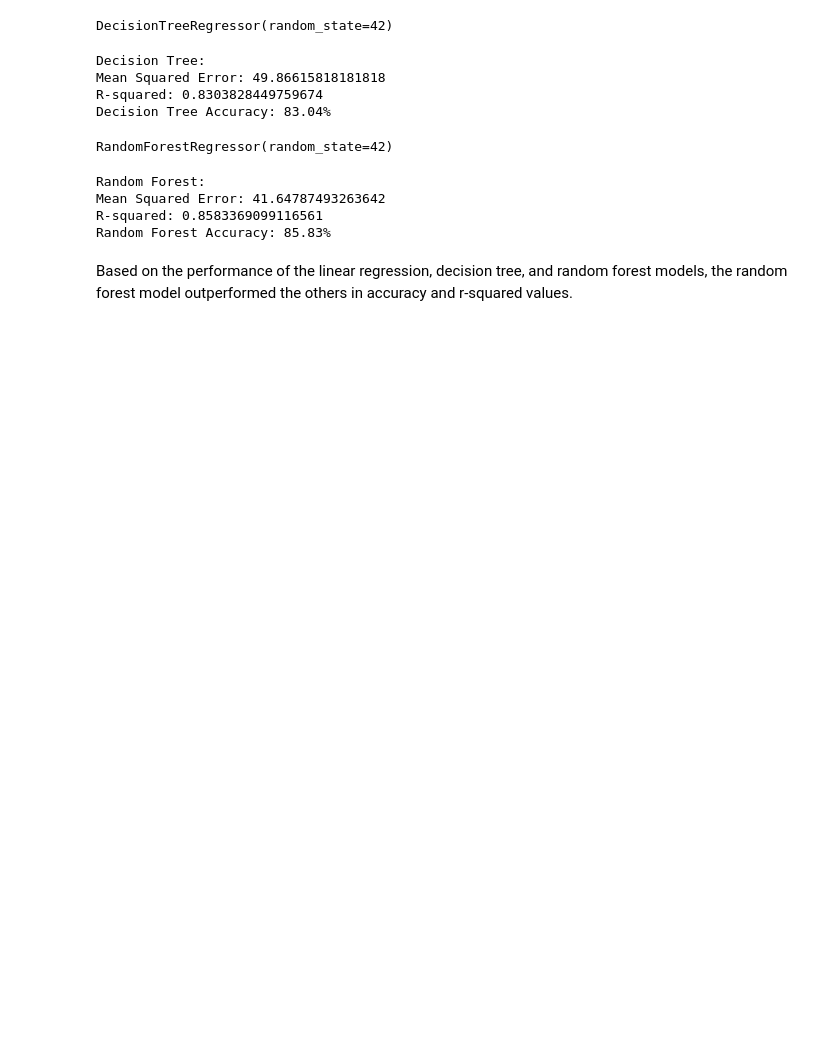
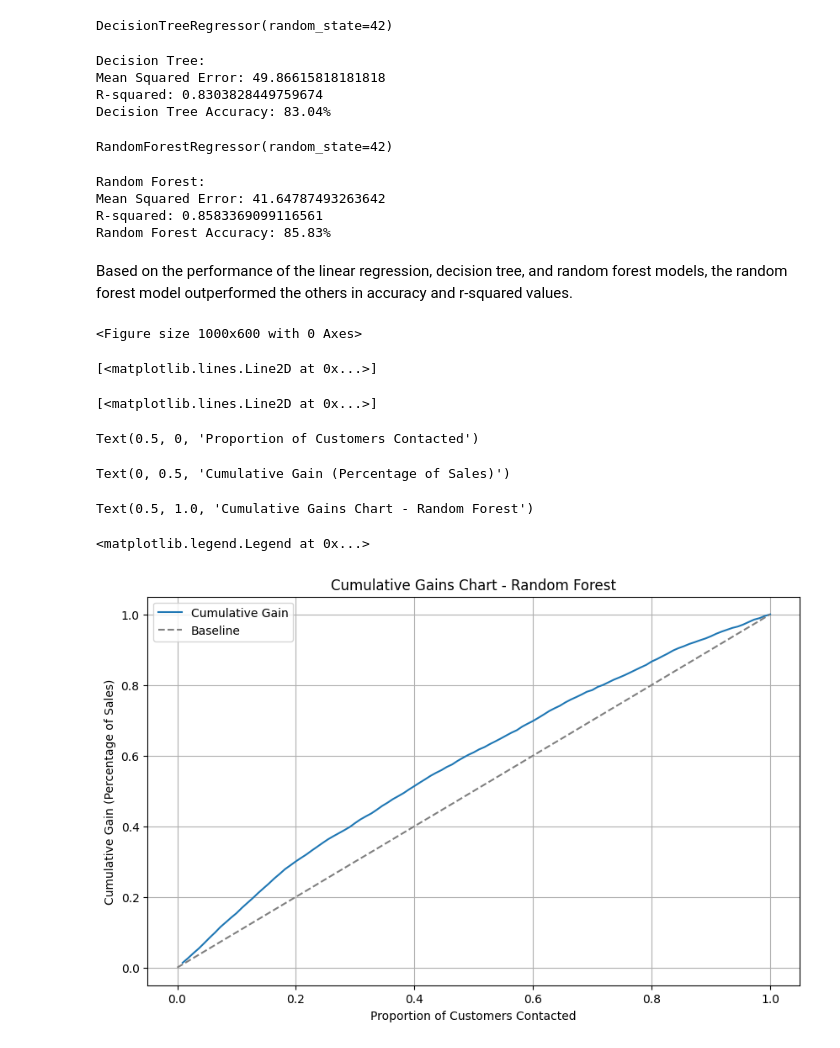
Before and after one commit to gerardcf1/ADS-505, a Jupyter notebook: FinalProject.ipynb, the cells around one changed output. Drawn from its saved outputs; the diff is of its cells as text; code cells hidden in the pictures; blank space fills up the shorter version.

```diff
--- a/FinalProject.ipynb
+++ b/FinalProject.ipynb
@@ -216,3 +218,33 @@ R-squared: 0.8583369099116561
 Random Forest Accuracy: 85.83%
 # %% [markdown]
 Based on the performance of the linear regression, decision tree, and random forest models, the random forest model outperformed the others in accuracy and r-squared values.
+# %%
+sorted_indices = np.argsort(rf_y_pred)[::-1]
+sorted_y_test = np.array(y_test)[sorted_indices]
+sorted_rf_y_pred = rf_y_pred[sorted_indices]
+
+cumulative_sales = np.cumsum(sorted_y_test)
+total_sales = cumulative_sales[-1]
+
+proportion_of_customers = np.arange(1, len(cumulative_sales) + 1) / len(cumulative_sales)
+
+cumulative_gain_percentage = cumulative_sales / total_sales
+
+plt.figure(figsize=(10, 6))
+plt.plot(proportion_of_customers, cumulative_gain_percentage, label='Cumulative Gain')
+plt.plot([0, 1], [0, 1], '--', color='gray', label='Baseline')
+plt.xlabel('Proportion of Customers Contacted')
+plt.ylabel('Cumulative Gain (Percentage of Sales)')
+plt.title('Cumulative Gains Chart - Random Forest')
+plt.legend()
+plt.grid(True)
+plt.show()
+# %% [output]
+<Figure size 1000x600 with 0 Axes>
+[<matplotlib.lines.Line2D at 0x...>]
+[<matplotlib.lines.Line2D at 0x...>]
+Text(0.5, 0, 'Proportion of Customers Contacted')
+Text(0, 0.5, 'Cumulative Gain (Percentage of Sales)')
+Text(0.5, 1.0, 'Cumulative Gains Chart - Random Forest')
+<matplotlib.legend.Legend at 0x...>
+[figure, added]
```
Also changed, not shown: parts of 10 cells of this notebook.
